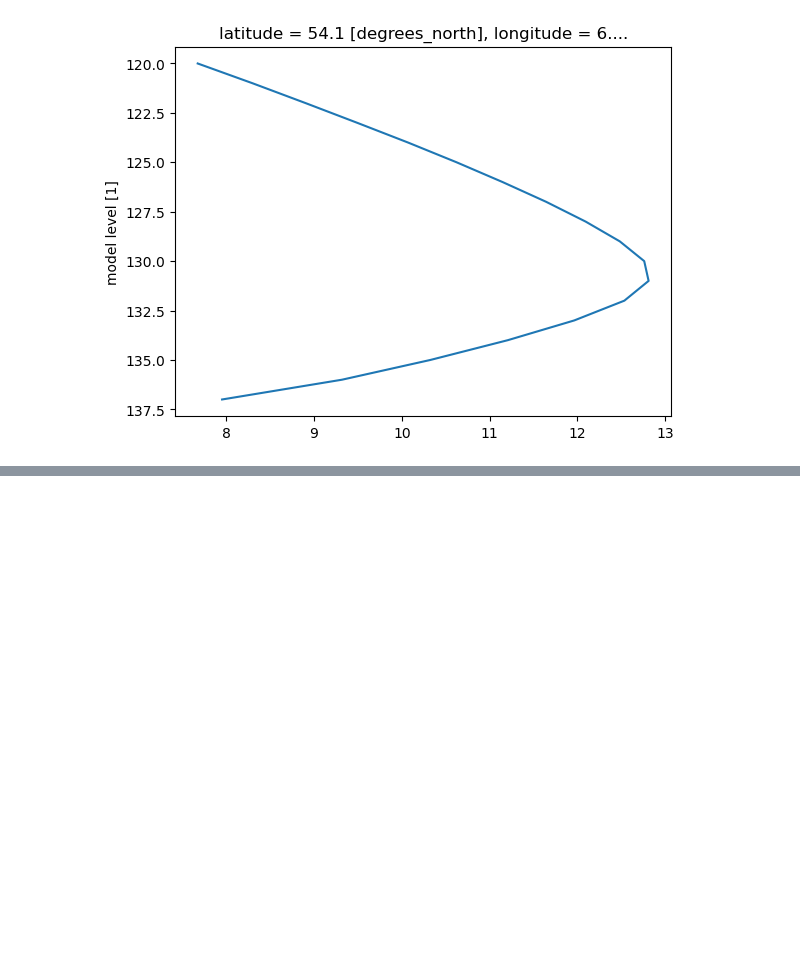
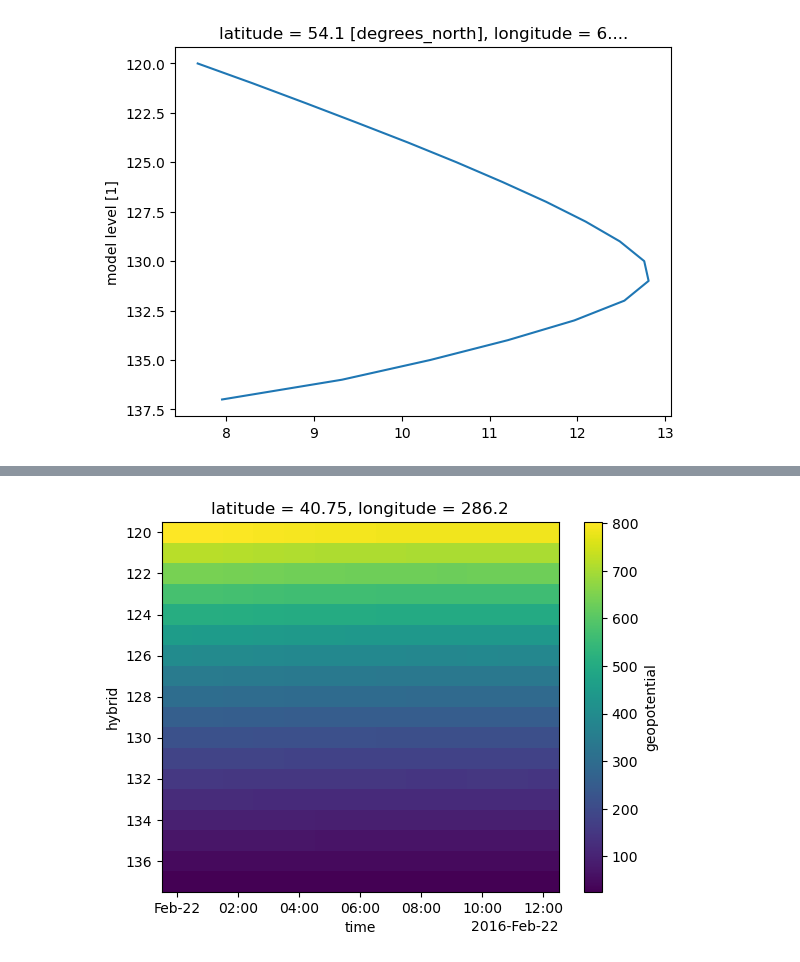
Before and after one commit to HarishBaki/Estimation-of-lidar-wind-speed-profiles-from-ERA5-inputs-using-TabNet, a Jupyter notebook: era5_global_timeseries.ipynb, the cells around one changed output, grey strips where cells are left out. Cells and saved outputs as stored; diff of their text form; code cells hidden in the pictures; blank space fills up the shorter version.

```diff
--- a/era5_global_timeseries.ipynb
+++ b/era5_global_timeseries.ipynb
@@ -137,0 +176,5 @@ plt.gca().invert_yaxis()
+# %%
+z.plot(x='time',y='hybrid')
+plt.gca().invert_yaxis()
+# %% [output]
+[figure, added]
```
Also changed, not shown: parts of 12 cells of this notebook.
